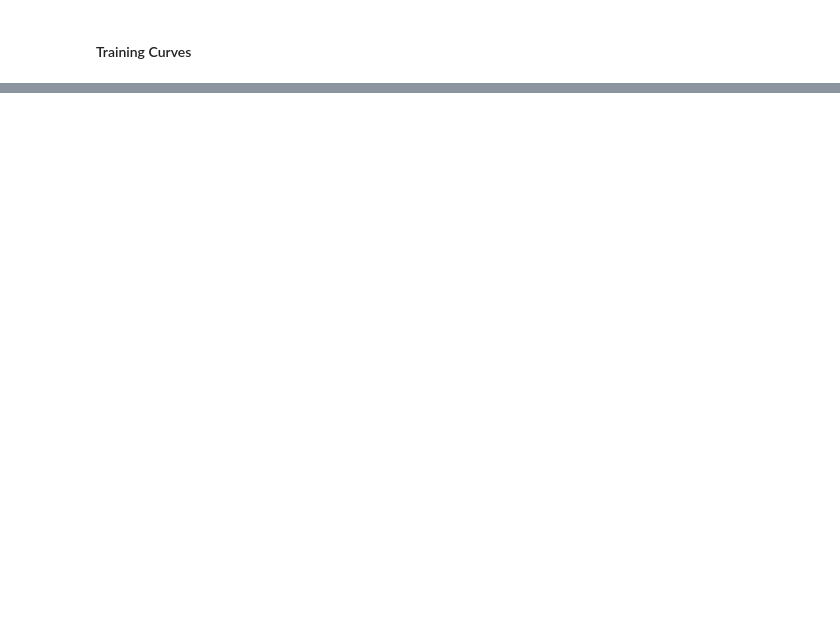
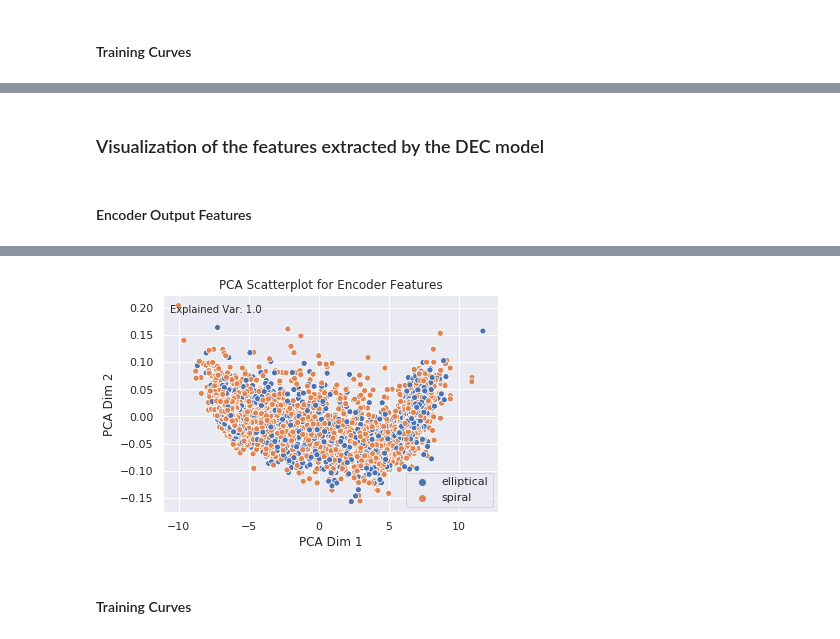
Before and after one commit to goelsaksham/Zooniverse_CNN_Clustering, a Jupyter notebook: src/DEC Supervised Learning + Clustering - Execute Notebook.ipynb, the cells around one changed output, grey strips where cells are left out. Drawn from its saved outputs; the diff is of its cells as text; code cells hidden in the pictures; blank space fills up the shorter version.

```diff
--- a/src/DEC Supervised Learning + Clustering - Execute Notebook.ipynb
+++ b/src/DEC Supervised Learning + Clustering - Execute Notebook.ipynb
@@ -443,0 +429,4 @@ plt.savefig(f'{results_save_dir}/training_curves.png')
+# %%
+# Defining our DEC model
+dec_model = DEC_Supervised([2048, 500, 500, 2000, 10], n_clusters=2)
+dec_model.model.summary()
@@ -443,0 +453,4 @@ plt.savefig(f'{results_save_dir}/training_curves.png')
+# %%
+results_save_dir = 'results/high_confidence_supervised_learning_and_clustering'
+if not exist_directory(results_save_dir):
+    os.makedirs(results_save_dir)
@@ -443,0 +459,3 @@ plt.savefig(f'{results_save_dir}/training_curves.png')
+# %%
+%%time
+dec_model.pretrain(train_features, None, epochs=100, save_dir=results_save_dir)
@@ -443,0 +519,5 @@ plt.savefig(f'{results_save_dir}/training_curves.png')
+# %%
+%%time
+dec_model.compile(optimizer=SGD(0.01, 0.9), loss='kld')
+y_pred = dec_model.fit(train_features, y=train_labels, batch_size=32, save_dir=results_save_dir)
+print('acc:', metrics.acc(train_labels, y_pred))
@@ -443,0 +542,22 @@ plt.savefig(f'{results_save_dir}/training_curves.png')
+# %% [markdown]
+### Visualization of the features extracted by the DEC model
+# %% [markdown]
+#### Encoder Output Features
+# %%
+%%time
+dec_encoder_model_pred = dec_model.encoder.predict(train_features)
+pca_mod = PCA(2)
+pca_mod.fit(dec_encoder_model_pred)
+reduced_features = pca_mod.transform(dec_encoder_model_pred)
+
+fig, ax = plt.subplots(1, 1)
+sns.scatterplot(reduced_features[:, 0], reduced_features[:, 1],
+                hue=np.where(train_labels==0, 'elliptical', 'spiral'), ax=ax)
+ax.text(0.02, 0.92, f'Explained Var: {np.round(np.sum(pca_mod.explained_variance_ratio_), decimals=4)}',
+        transform=ax.transAxes)
+ax.set_xlabel('PCA Dim 1')
+ax.set_ylabel('PCA Dim 2')
+ax.set_title('PCA Scatterplot for Encoder Features')
+ax.legend(loc=4)
+plt.savefig(f'{results_save_dir}/PCAencoding_pca_features.png')
+# %% [output]
@@ -443,0 +566,3 @@ plt.savefig(f'{results_save_dir}/training_curves.png')
+[figure, added]
+# %% [markdown]
+#### Training Curves
```
Also changed, not shown: parts of 28 cells of this notebook, 12 other files.
